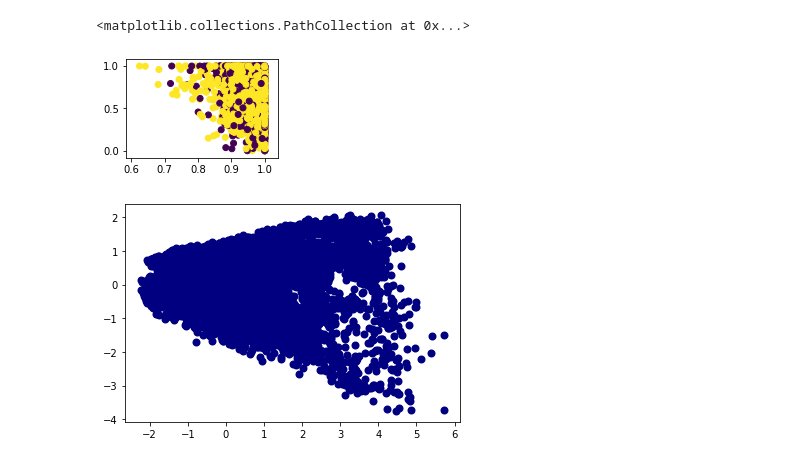
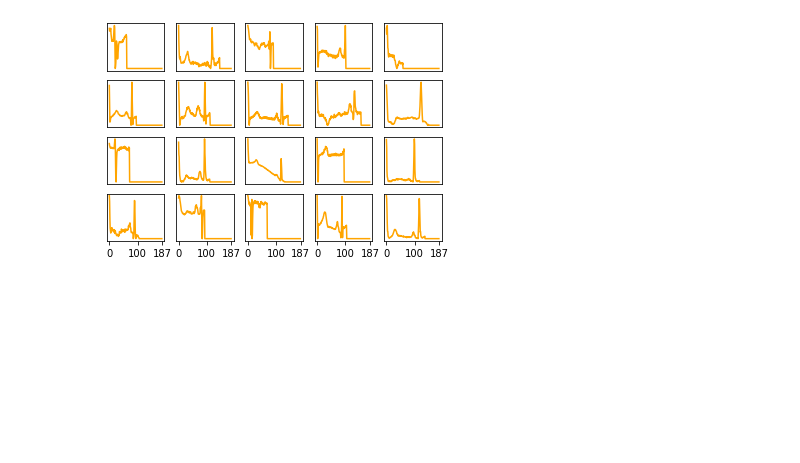
Before and after one commit to nkdnnlr/ECG-Heartbeat-Classification, a Jupyter notebook: ECG_Heartbeat_Classification/data_exploration_ptbdb.ipynb, the cells around one changed output. Cells and saved outputs as stored; diff of their text form; code cells hidden in the pictures; blank space fills up the shorter version.

```diff
--- a/ECG_Heartbeat_Classification/data_exploration_ptbdb.ipynb
+++ b/ECG_Heartbeat_Classification/data_exploration_ptbdb.ipynb
@@ -58,0 +64,15 @@ X = df_train
+# %%
+fig, axes = plt.subplots(nrows=4, ncols=5)
+
+for i, ax in enumerate(fig.axes):
+    df2.iloc[i,0:187].plot(ax=ax, color='orange')
+    ax.set_xticks([])
+    ax.set_yticks([])
+# for i in [0, 5, 10, 15]:
+#     fig.axes[i].set_yticks([0, 0.5, 1])
+for i in [15, 16, 17, 18, 19]:
+    fig.axes[i].set_xticks([0, 100, 187])
+plt.savefig('ptbdb_samples2.svg')
+plt.show()
+# %% [output]
+[figure, added]
@@ -59,22 +91,3 @@ X = df_train
 # %%
 km = KMeans(n_clusters=2)
-y_pred = km.fit_predict(X=X)
-plt.subplot(221)
-plt.scatter(X.iloc[:, 0], X.iloc[:, 1], c=y_pred)
+y_pred_km = km.fit_predict(X=X_ipca)
-# %% [output]
-<matplotlib.collections.PathCollection at 0x...>
-[figure, removed]
-# %%
-n_components = 5
-ipca = IncrementalPCA(n_components=n_components, batch_size=10)
-X_ipca = ipca.fit_transform(X)
-
-pca = PCA(n_components=n_components)
-X_pca = pca.fit_transform(X)
-
-colors = ['navy', 'turquoise', 'darkorange']
-
-plt.scatter(X_ipca[:, 0], X_ipca[:, 1], lw=2, color='navy')
-plt.show()
-# %% [output]
-[figure, removed]
```
Also changed, not shown: parts of 11 cells of this notebook, 1 other file.
